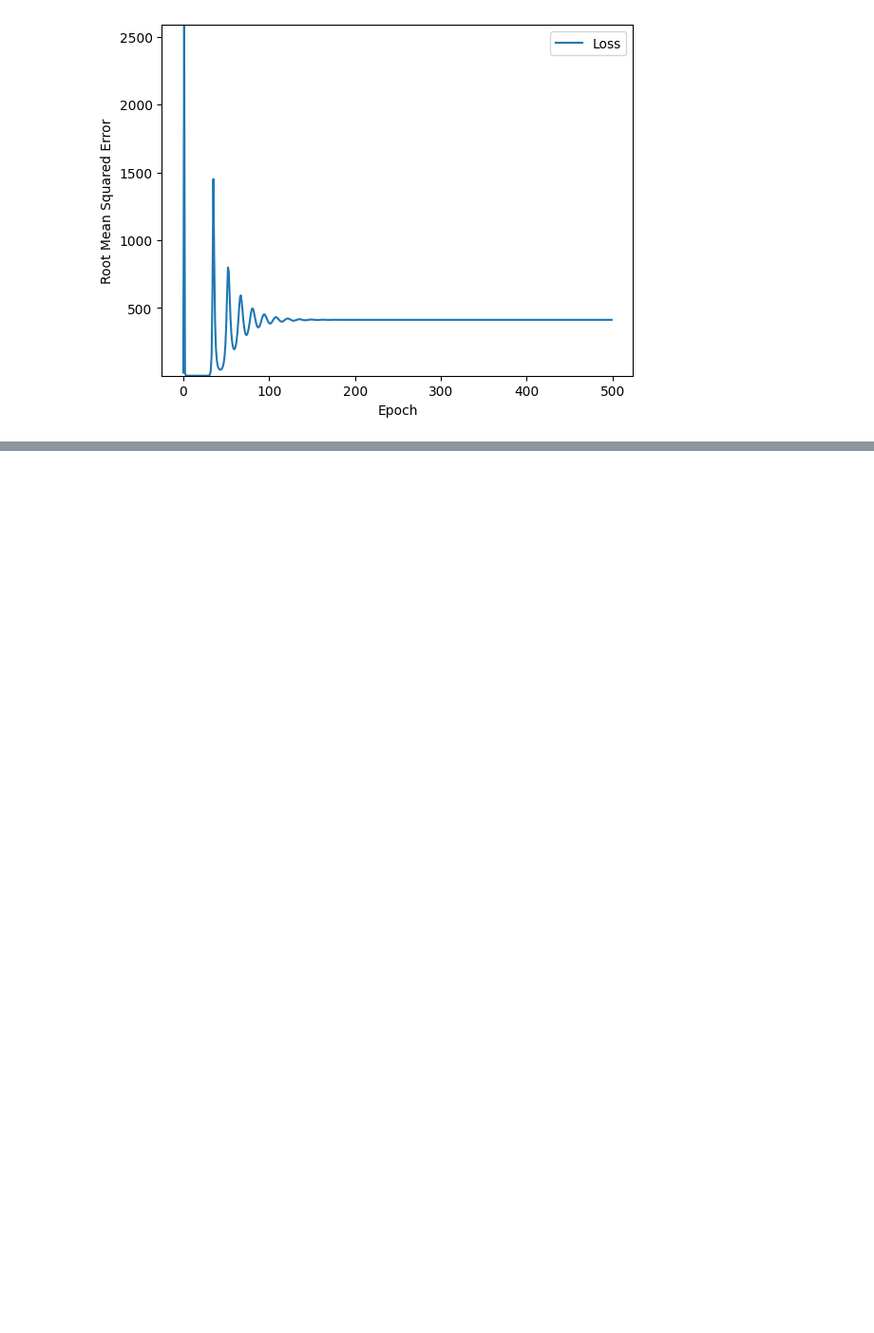
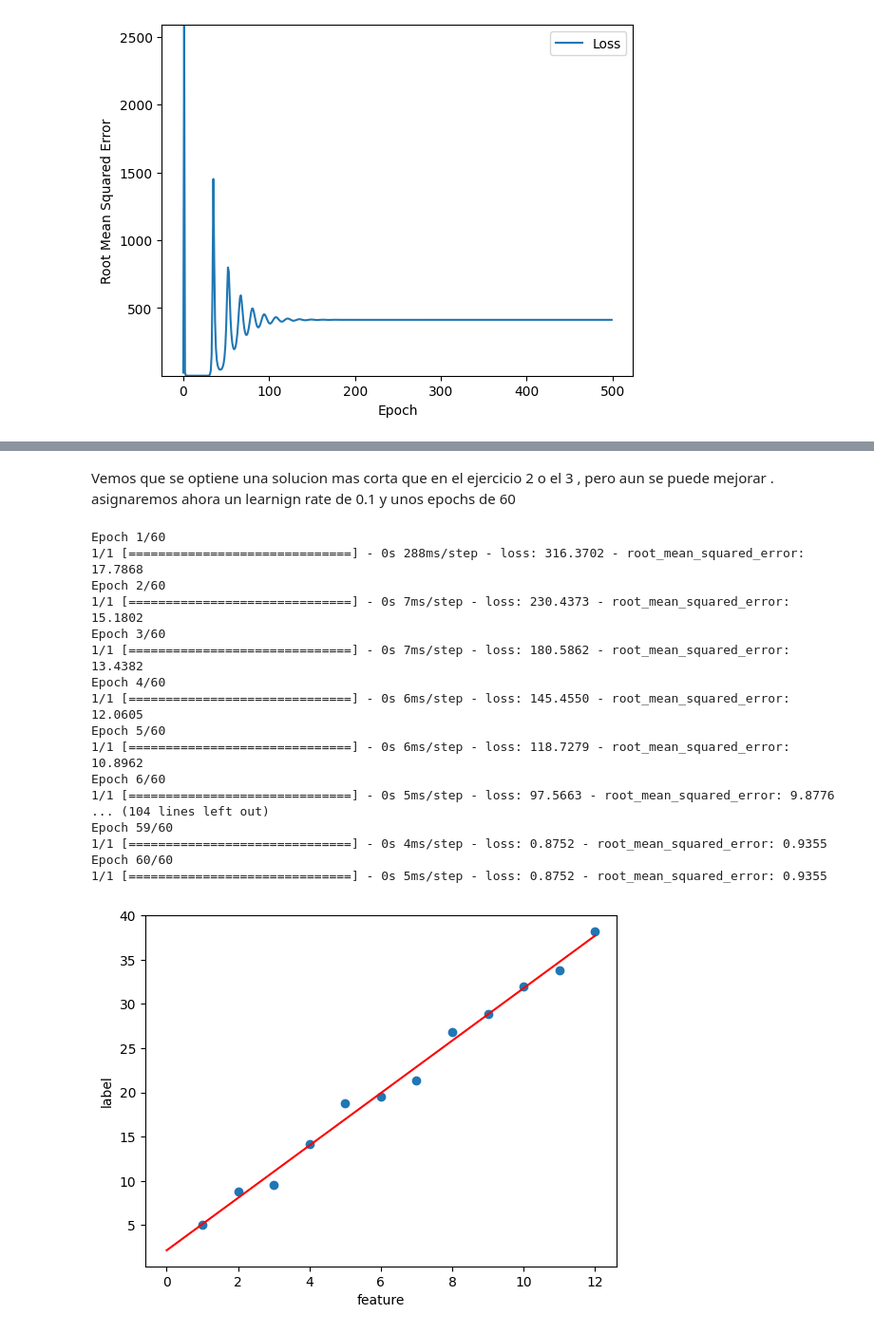
Before and after one commit to peg1163/Introduction_to_data_science, a Jupyter notebook: RLT.ipynb, the cells around one changed output, grey strips where cells are left out. Shown: that part at 95% size. Drawn from its saved outputs; the diff is of its cells as text; code cells hidden in the pictures; blank space fills up the shorter version.

```diff
--- a/test.ipynb
+++ b/RLT.ipynb
@@ -226,0 +265,34 @@ Epoch 500/500
+# %% [markdown]
+Vemos que se optiene una solucion mas corta que en el ejercicio 2 o el 3 , pero aun se puede mejorar . asignaremos ahora un learnign rate de 0.1 y unos epochs de 60
+# %%
+my_feature = np.array([1.0, 2.0,  3.0,  4.0,  5.0,  6.0,  7.0,  8.0,  9.0, 10.0, 11.0, 12.0])
+my_label   = np.array([5.0, 8.8,  9.6, 14.2, 18.8, 19.5, 21.4, 26.8, 28.9, 32.0, 33.8, 38.2])
+learning_rate=0.1
+epochs=60
+my_batch_size=12
+
+my_model = build_model(learning_rate)
+trained_weight, trained_bias, epochs, rmse = train_model(my_model, my_feature,
+                                                         my_label, epochs,
+                                                         my_batch_size)
+plot_the_model(trained_weight, trained_bias, my_feature, my_label)
+plot_the_loss_curve(epochs, rmse)
+# %% [output]
+Epoch 1/60
+1/1 [==============================] - 0s 288ms/step - loss: 316.3702 - root_mean_squared_error: 17.7868
+Epoch 2/60
+1/1 [==============================] - 0s 7ms/step - loss: 230.4373 - root_mean_squared_error: 15.1802
+Epoch 3/60
+1/1 [==============================] - 0s 7ms/step - loss: 180.5862 - root_mean_squared_error: 13.4382
+Epoch 4/60
+1/1 [==============================] - 0s 6ms/step - loss: 145.4550 - root_mean_squared_error: 12.0605
+Epoch 5/60
+1/1 [==============================] - 0s 6ms/step - loss: 118.7279 - root_mean_squared_error: 10.8962
+Epoch 6/60
+1/1 [==============================] - 0s 5ms/step - loss: 97.5663 - root_mean_squared_error: 9.8776
+... (104 lines left out)
+Epoch 59/60
+1/1 [==============================] - 0s 4ms/step - loss: 0.8752 - root_mean_squared_error: 0.9355
+Epoch 60/60
+1/1 [==============================] - 0s 5ms/step - loss: 0.8752 - root_mean_squared_error: 0.9355
+[figure, added]
```
Also changed, not shown: parts of 11 cells of this notebook, 3 other files.
